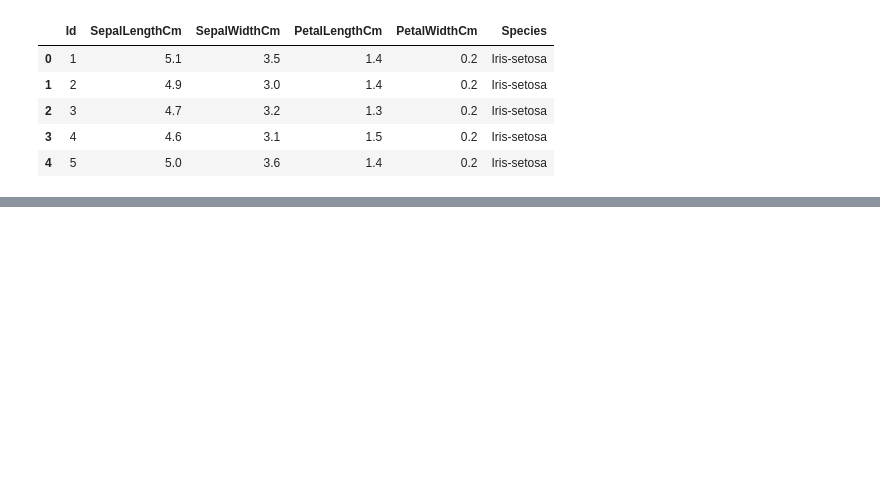
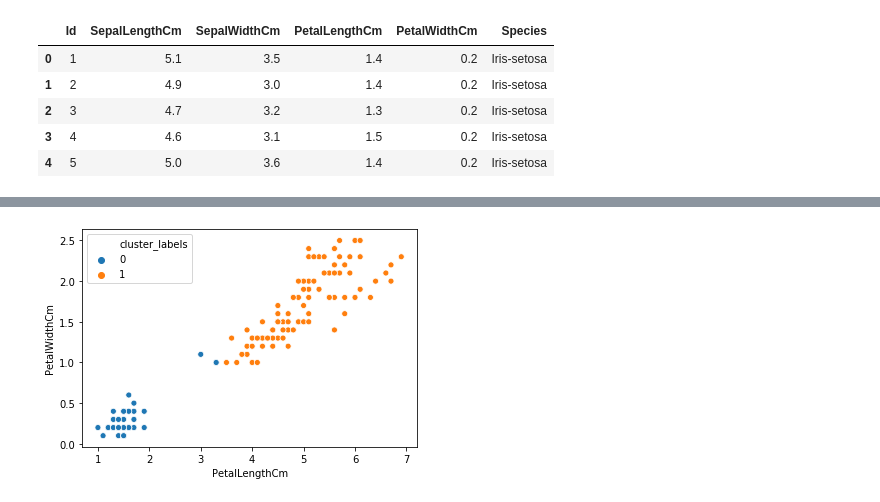
Before and after one commit to Andy-Nkumane/Iris_Species-Clustering, a Jupyter notebook: Iris_Species-Clustering.ipynb, the cells around one changed output, grey strips where cells are left out. Cells and saved outputs as stored; diff of their text form; code cells hidden in the pictures; blank space fills up the shorter version.

```diff
--- a/Iris_Species-Clustering.ipynb
+++ b/Iris_Species-Clustering.ipynb
@@ -12,0 +77,5 @@ iris.head()
+# %%
+sns.scatterplot(x='PetalLengthCm', y='PetalWidthCm', hue='cluster_labels', data=iris)
+plt.show()
+# %% [output]
+[figure, added]
```
Also changed, not shown: parts of 19 cells of this notebook.
